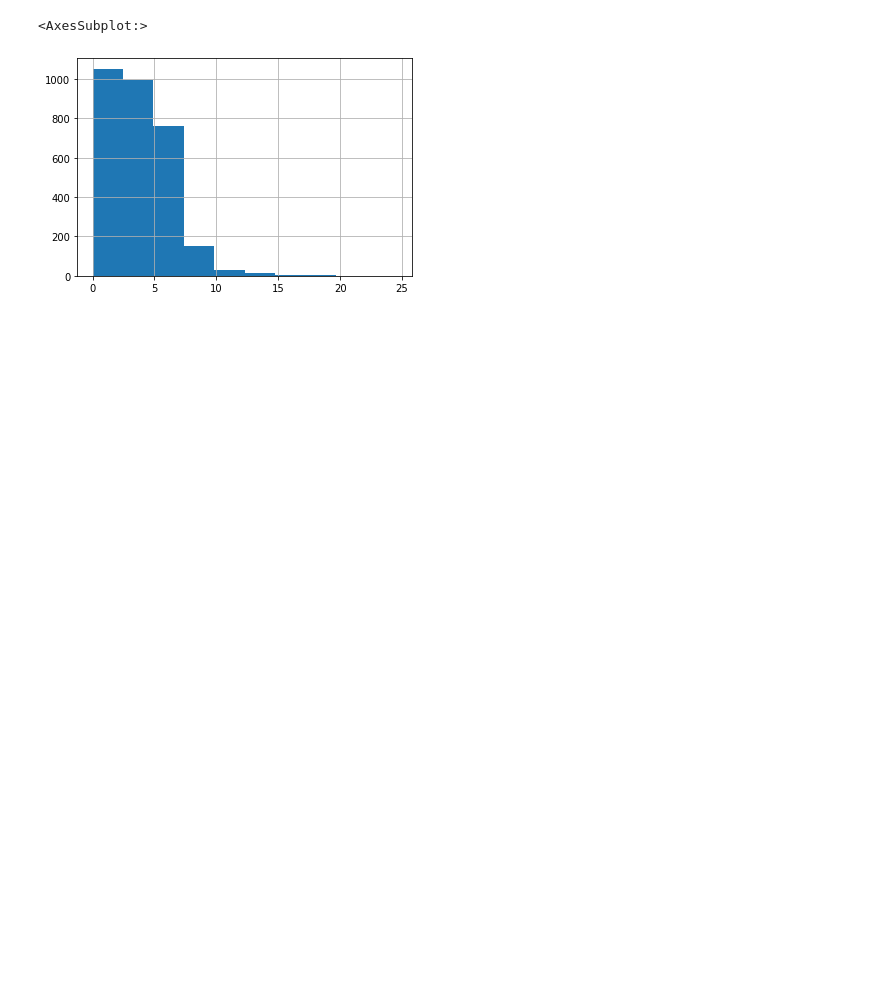
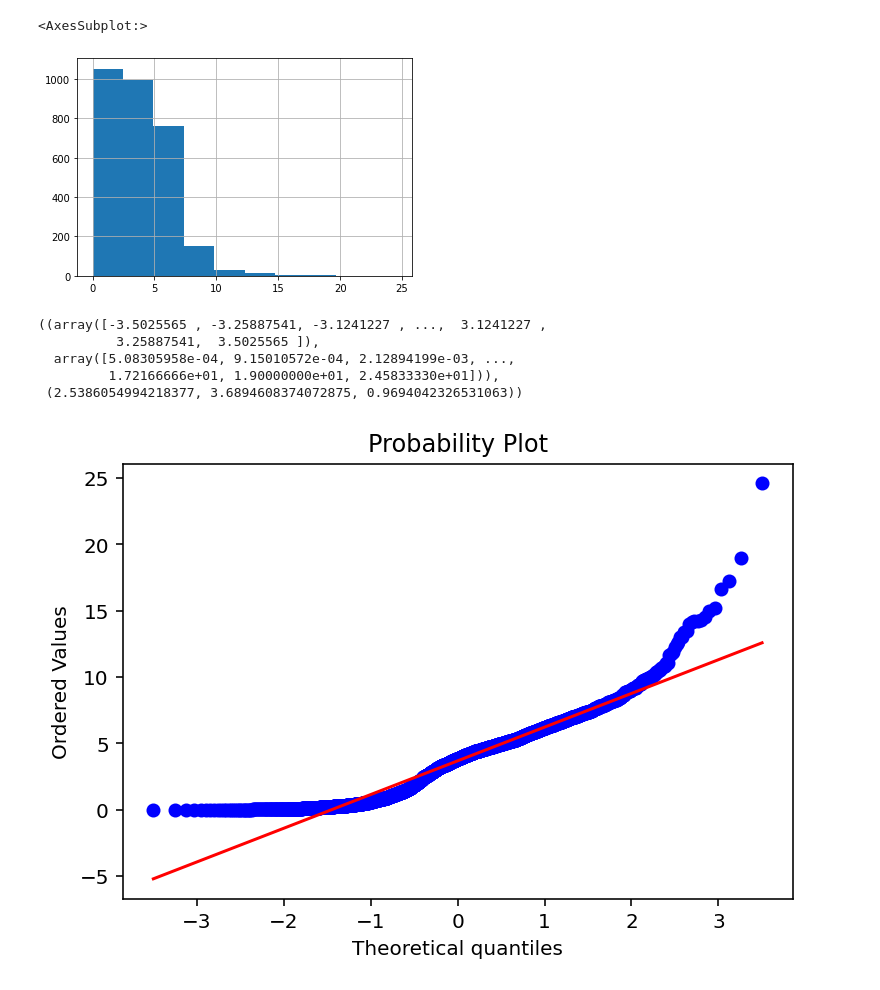
Before and after one commit to KirillKras/megafon, a Jupyter notebook: notebooks/lesson1.ipynb, the cells around one changed output. Drawn from its saved outputs; the diff is of its cells as text; code cells hidden in the pictures; blank space fills up the shorter version.

```diff
--- a/notebooks/lesson1.ipynb
+++ b/notebooks/lesson1.ipynb
@@ -20,6 +22,17 @@ data['duration_minutes'].hist()
 # %% [output]
 <AxesSubplot:>
 [figure]
+# %%
+data = data.loc[data['duration_minutes'] != 0]
+X = data.drop(['address', 'geometry', 'poly_side', 'duration_minutes'], axis=1)
+y = data['duration_minutes']
 # %%
 f, ax = plt.subplots()
-plt.pro
+probplot(y, plot=ax)
+# %% [output]
+((array([-3.5025565 , -3.25887541, -3.1241227 , ...,  3.1241227 ,
+          3.25887541,  3.5025565 ]),
+  array([5.08305958e-04, 9.15010572e-04, 2.12894199e-03, ...,
+         1.72166666e+01, 1.90000000e+01, 2.45833330e+01])),
+ (2.5386054994218377, 3.6894608374072875, 0.9694042326531063))
+[figure, added]
```
Also changed, not shown: parts of 2 cells of this notebook.
